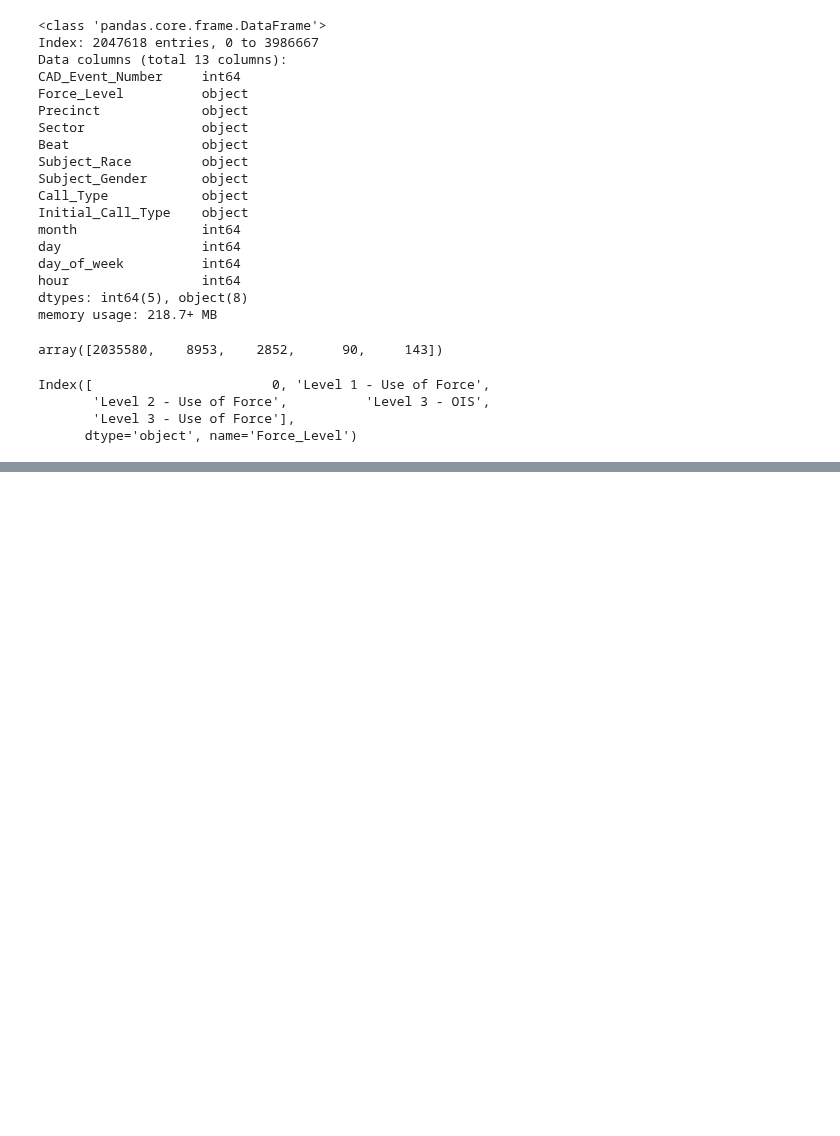
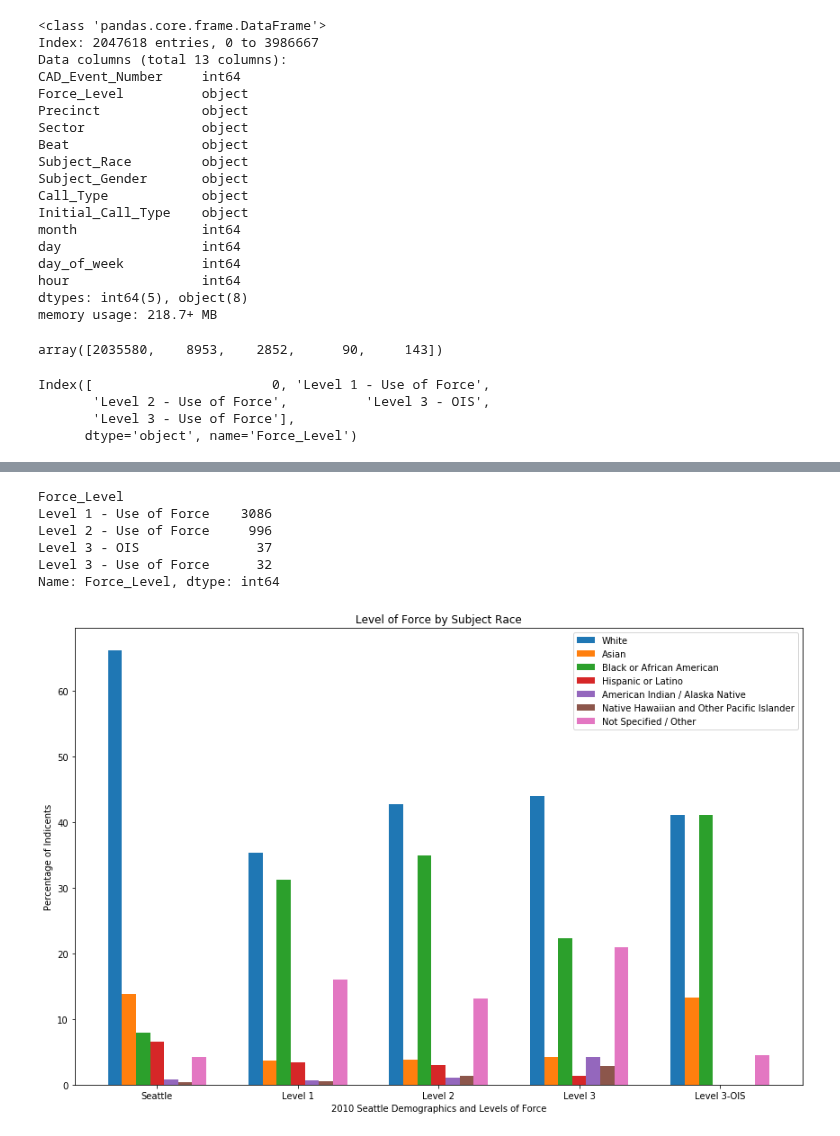
Before and after one commit to SarahMBurgart/use-of-force, a Jupyter notebook: Visuals.ipynb, the cells around one changed output, grey strips where cells are left out. Saved outputs shown, nothing was run; the diff lists cells and outputs as text; code cells hidden in the pictures; blank space fills up the shorter version.

```diff
--- a/Visuals.ipynb
+++ b/Visuals.ipynb
@@ -82,0 +134,9 @@ Name: Beat, Length: 266, dtype: int64
+# %%
+races.Force_Level.value_counts().loc["Black or African American"]
+# %% [output]
+Force_Level
+Level 1 - Use of Force    3086
+Level 2 - Use of Force     996
+Level 3 - OIS               37
+Level 3 - Use of Force      32
+Name: Force_Level, dtype: int64
@@ -82,0 +151,52 @@ Name: Beat, Length: 266, dtype: int64
+# %%
+labels = ['Seattle','Level 1', 'Level 2', 'Level 3', 'Level 3-OIS']
+White = [66.3, ((3483/9853)*100),((1222/2852)*100), ((63/143)*100),((37/90)*100)]
+Asian = [13.8, ((360/9853)*100),((108/2852)*100), ((6/143)*100),((12/90)*100)]
+Black = [7.9, ((3086/9853)*100),((996/2852)*100), ((32/143)*100),((37/90)*100)]
+Hispanic = [6.6, ((338/9853)*100), ((86/2852)*100), ((2/143)*100), 0]
+American_Indian = [0.8, ((66/9853)*100),((29/2852)*100), ((6/143)*100),0]
+Hawaiian = [0.4, ((46/9853)*100),((38/2852)*100), ((4/143)*100),0]
+Other = [4.2, ((1574/9853)*100),((373/2852)*100), ((30/143)*100),((4/90)*100)]
+
+
+
+x = np.arange(len(labels))  # the label locations
+width = 0.1  # the width of the bars
+
+fig, ax = plt.subplots(figsize=(12,8))
+rects1 = ax.bar(x - width*3, White, width, label='White')
+rects2 = ax.bar(x - width*2, Asian, width, label='Asian')
+rects3 = ax.bar(x - width, Black, width, label='Black or African American')
+rects4 = ax.bar(x ,  Hispanic, width, label='Hispanic or Latino')
+rects5 = ax.bar(x + width, American_Indian, width, label='American Indian / Alaska Native')
+rects6 = ax.bar(x + width*2, Hawaiian, width, label='Native Hawaiian and Other Pacific Islander')
+rects7 = ax.bar(x + width*3, Other, width, label='Not Specified / Other')
+
+
+# Add some text for labels, title and custom x-axis tick labels, etc.
+ax.set_ylabel('Percentage of Indicents')
+ax.set_xlabel("2010 Seattle Demographics and Levels of Force")
+ax.set_title('Level of Force by Subject Race')
+ax.set_xticks(x)
+ax.set_xticklabels(labels)
+ax.legend()
+
+'''
+def autolabel(rects):
+    """Attach a text label above each bar in *rects*, displaying its height."""
+    for rect in rects:
+        height = rect.get_height()
+        ax.annotate('{}'.format(height),
+                    xy=(rect.get_x() + rect.get_width() / 2, height),
+                    xytext=(0, 3),  # 3 points vertical offset
+                    textcoords="offset points",
+                    ha='center', va='bottom')'''
+'''autolabel(rects1)
+autolabel(rects2)'''
+
+fig.tight_layout()
+
+
+plt.savefig("force_percentage_SR.jpg")
+# %% [output]
+[figure, added]
```
Also changed, not shown: parts of 7 cells of this notebook, 11 other files.
